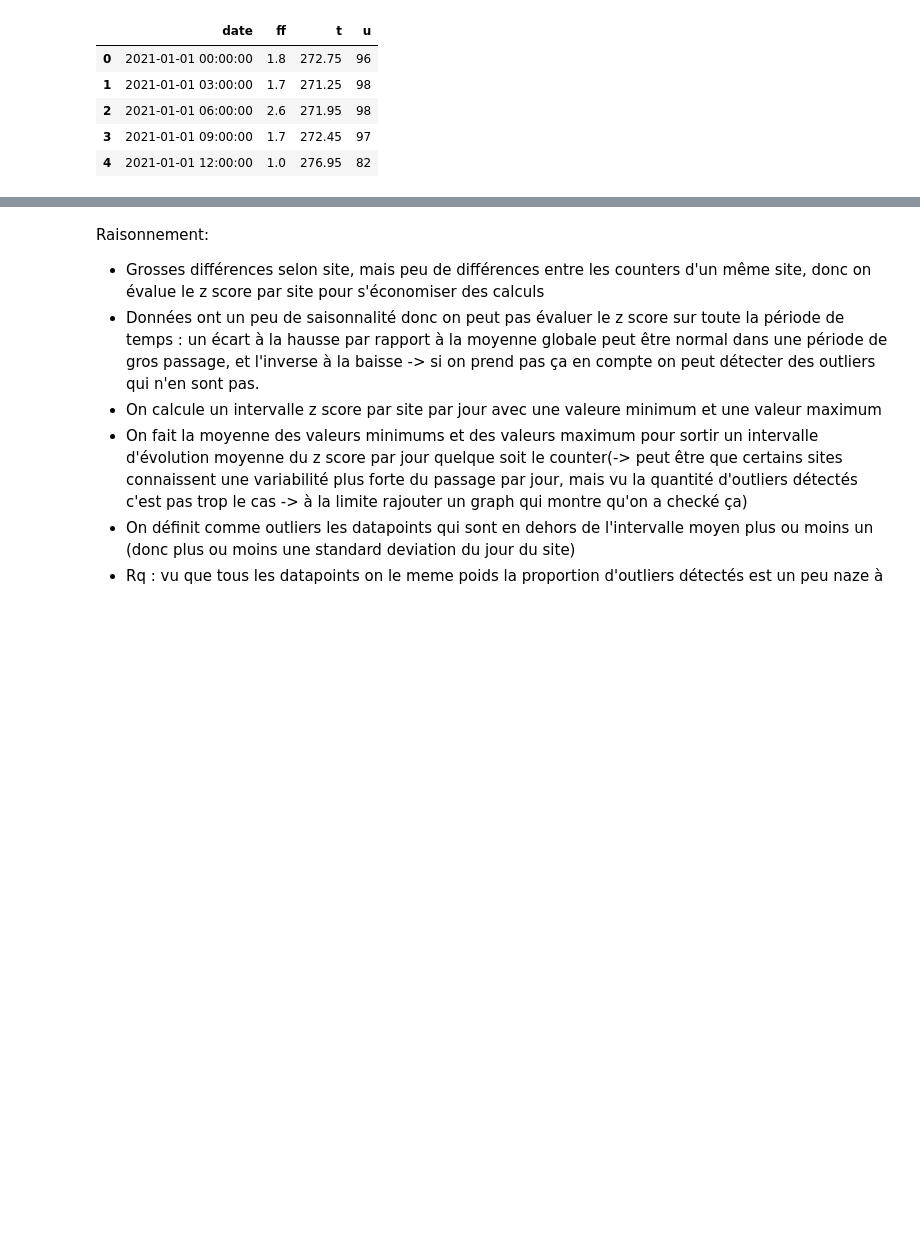
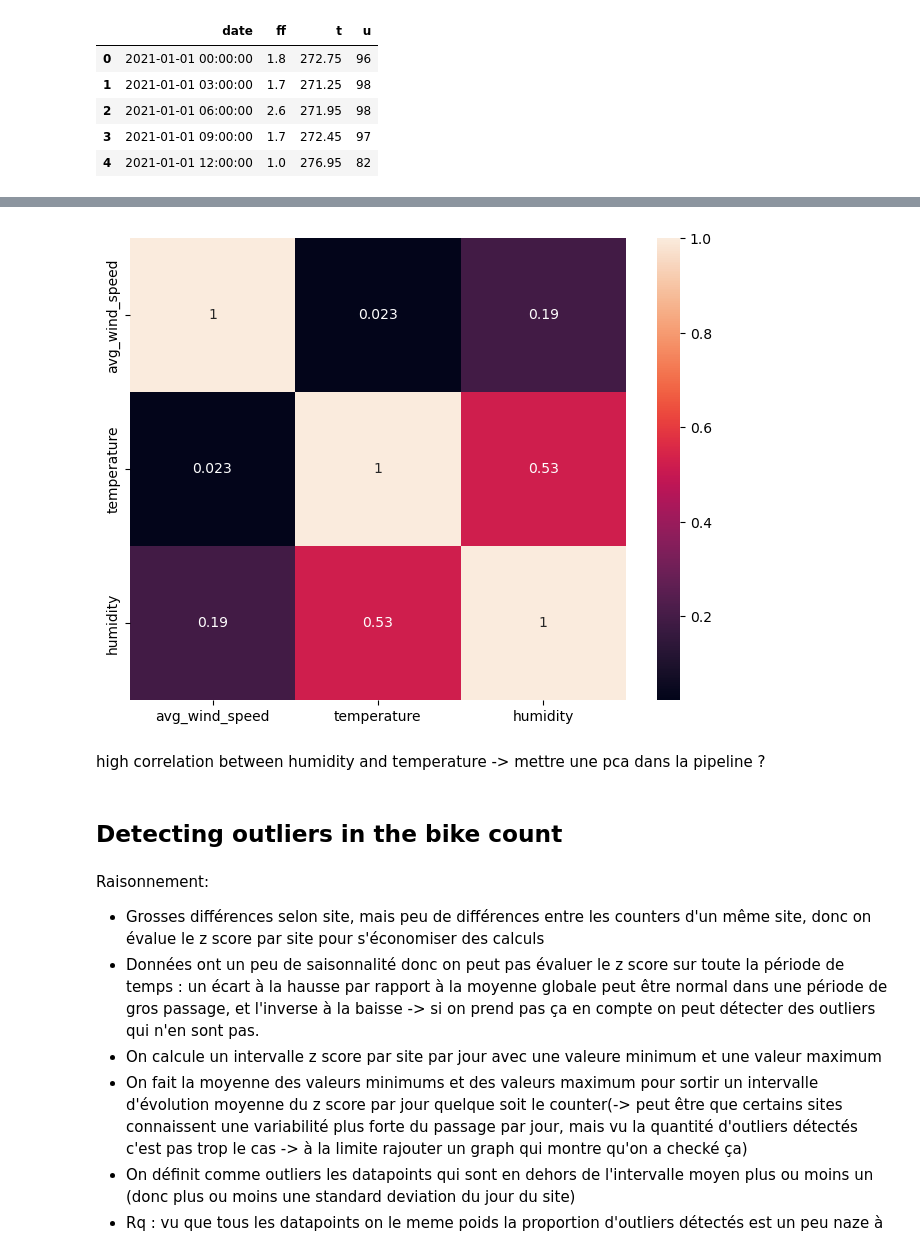
Before and after one commit to dianemans/bike_count_ldmh, a Jupyter notebook: bike_counters_starting_kit.ipynb, the cells around one changed output, grey strips where cells are left out. Saved outputs shown, nothing was run; the diff lists cells and outputs as text; code cells hidden in the pictures; blank space fills up the shorter version.

Commit message:
correlation of new features

```diff
--- a/bike_counters_starting_kit.ipynb
+++ b/bike_counters_starting_kit.ipynb
@@ -144,6 +142,19 @@ merged_data.head()
 | 2 | 100036718-104036718 | 39 quai François Mauriac NO-SE | 100036718 | 39 quai François Mauriac | 7.0 | 2020-09-01 03:00:00 | 2017-07-12 | 48.83436,2.377 | ... |
 | 3 | 100036718-103036718 | 39 quai François Mauriac SE-NO | 100036718 | 39 quai François Mauriac | 12.0 | 2020-09-01 03:00:00 | 2017-07-12 | 48.83436,2.377 | ... |
 | 4 | 100036719-104036719 | 18 quai de l'Hôtel de Ville NO-SE | 100036719 | 18 quai de l'Hôtel de Ville | 0.0 | 2020-09-01 03:00:00 | 2017-07-12 | 48.85372,2.35702 | ... |
+# %%
+new_continuous_var = merged_data[['avg_wind_speed', 'temperature', 'humidity']]
+correlation_matrix = new_continuous_var.corr().abs()
+
+plt.figure(figsize=(8, 6))
+sns.heatmap(correlation_matrix, annot=True)
+plt.show()
+# %% [output]
+[figure, added]
+# %% [markdown]
+high correlation between humidity and temperature -> mettre une pca dans la pipeline ?
+# %% [markdown]
+## Detecting outliers in the bike count
 # %% [markdown]
 Raisonnement:
 - Grosses différences selon site, mais peu de différences entre les counters d'un même site, donc on évalue le z score par site pour s'économiser des calculs
```
Also changed, not shown: parts of 1 cell of this notebook.
